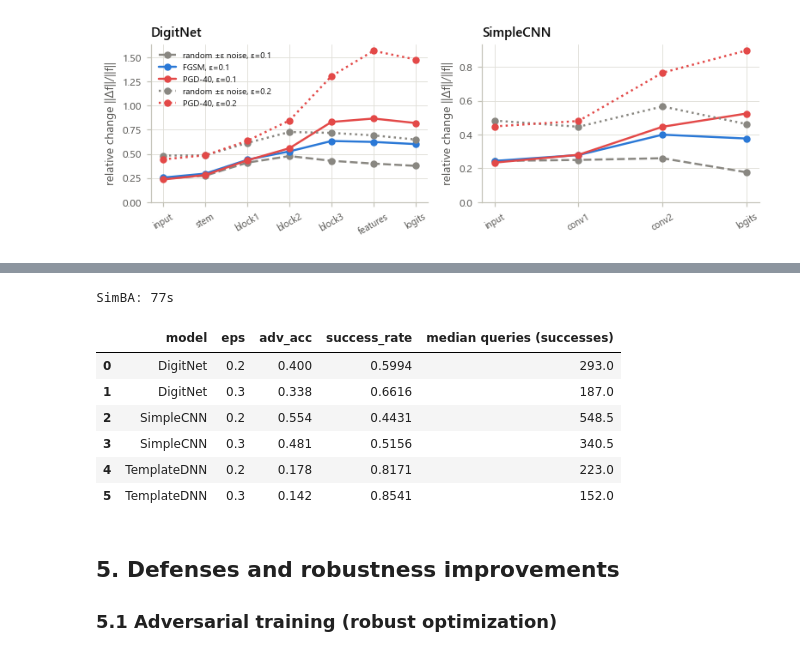
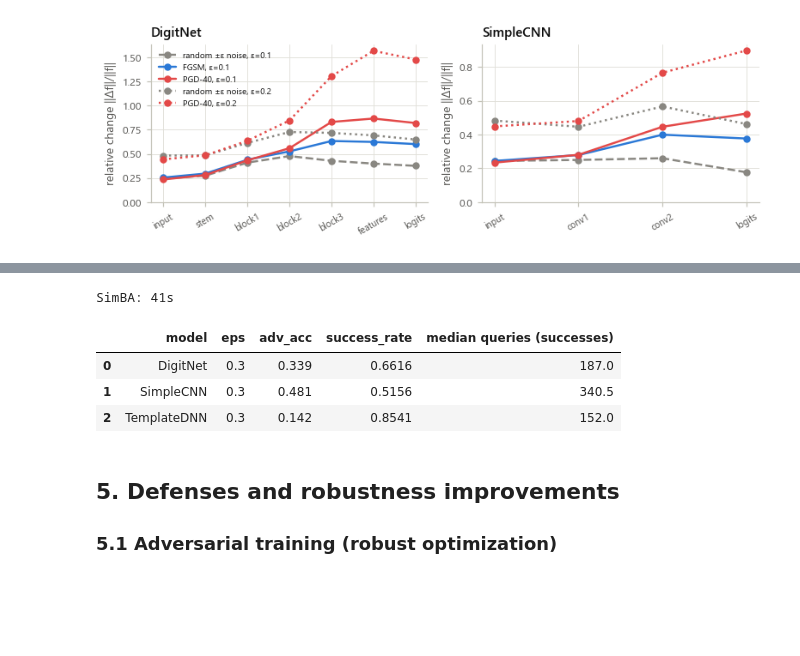
Before and after one commit to EBARV/CYSE635-MNIST-Adversarial, a Jupyter notebook: Module03-Adversarial-Examples.ipynb, the cells around one changed output, grey strips where cells are left out. Saved outputs shown, nothing was run; the diff lists cells and outputs as text; code cells hidden in the pictures; blank space fills up the shorter version.

```diff
--- a/Module03-Adversarial-Examples.ipynb
+++ b/Module03-Adversarial-Examples.ipynb
@@ -955,18 +901,6 @@ steps_df = pd.DataFrame(rows)
 save_table(steps_df, "pgd_steps")
 SUMMARY["pgd_steps"] = steps_df.to_dict(orient="records")
 display(steps_df.pivot_table(index=["steps", "restarts"], columns="eps", values="acc"))
-
-rows = []
-for mult in [0.25, 0.5, 1.0, 2.5, 5.0, 10.0]:     # alpha = mult * eps / steps
-    seed_everything(0)
-    eps, steps = 0.1, 20
-    rows.append({"alpha / (eps/steps)": mult, "alpha": mult * eps / steps,
-                 "acc": accuracy(digitnet, run_attack(digitnet, pgd, xs2, ys2, eps=eps, steps=steps,
-                                                      alpha=mult * eps / steps), ys2)})
-alpha_df = pd.DataFrame(rows)
-save_table(alpha_df, "pgd_alpha")
-SUMMARY["pgd_alpha"] = alpha_df.to_dict(orient="records")
-display(alpha_df)
 # %% [output]
 |  | eps | 0.1 | 0.2 |
 | steps | restarts |  |  |
@@ -1145,21 +1004 @@ plt.show()
 [figure]
-# %%
-# Figure: targeted attack grid. Row = one test digit, column = target class, eps = 0.2 (PGD-100).
-fig, axes = plt.subplots(10, 10, figsize=(5.4, 5.6))
-for s in range(10):
-    i = int(np.flatnonzero((y_test_np == s) & (clean_pred == s))[1])
-    xi = x_test[i:i + 1].repeat(10, 1, 1, 1)
-    tg = torch.arange(10, device=DEVICE)
-    seed_everything(0)
-    xa_t = pgd(digitnet, xi, tg, 0.2, steps=100, targeted=True)
-    xa_t[s] = xi[s]
-    k, c = pred_title(digitnet, xa_t)
-    for t in range(10):
-        show_img(axes[s, t], xa_t[t, 0], title=f"{k[t]} ({100 * c[t]:.0f}%)",
-                 color=INK2 if t == s else (GOOD if k[t] == t else BAD))
-    axes[s, 0].set_ylabel(str(s), rotation=0, ha="right", va="center", fontsize=8, color=INK2)
-for t in range(10):
-    axes[-1, t].set_xlabel(f"target {t}", fontsize=7, color=INK2)
-fig.subplots_adjust(wspace=0.05, hspace=0.38)
-save_fig(fig, "fig_targeted_grid")
-plt.show()
@@ -1291,7 +1128,7 @@ xb_, yb_ = x_test[:N_BB], y_test[:N_BB]
 SOURCES = {"DigitNet": digitnet, "DigitNet (seed 1)": digitnet_s1, "SimpleCNN": simplecnn, "TemplateDNN": template_dnn}
 TARGETS = {"DigitNet": digitnet, "DigitNet (seed 1)": digitnet_s1, "SimpleCNN": simplecnn, "TemplateDNN": template_dnn}
 transfer = {}
-for aname, fn, kw in [("PGD-40", pgd, {"steps": 40}), ("MI-FGSM", mifgsm, {"steps": 10}), ("FGSM", fgsm, {})]:
+for aname, fn, kw in [("PGD-40", pgd, {"steps": 40}), ("MI-FGSM", mifgsm, {"steps": 10})]:
     mat = pd.DataFrame(index=list(SOURCES), columns=list(TARGETS), dtype=float)
     for sname, sm in SOURCES.items():
         seed_everything(0)
@@ -1325,33 +1156,30 @@ FGSM
 # %%
-# SimBA (score-based black box) against the standard models, eps = 0.2 and 0.3, 1,000 test images
+# SimBA (score-based black box) against the standard models, eps = 0.3, 1,000 test images
 N_SB = 1000
 simba_res = {}
 rows = []
 t0 = time.time()
 for mname, m in STD_MODELS.items():
-    for eps in [0.2, 0.3]:
+    for eps in [0.3]:
         seed_everything(0)
         xa_sb, q = simba(m, x_test[:N_SB], y_test[:N_SB], eps)
         q = q.cpu().numpy()
         ok = predict_logits(m, x_test[:N_SB]).argmax(1).cpu().numpy() == y_test_np[:N_SB]
         simba_res[(mname, eps)] = q[ok]
         rows.append({"model": mname, "eps": eps, "adv_acc": accuracy(m, xa_sb, y_test[:N_SB]),
                      "success_rate": np.isfinite(q[ok]).mean(),
                      "median queries (successes)": np.median(q[ok][np.isfinite(q[ok])]) if np.isfinite(q[ok]).any() else np.nan})
 simba_df = pd.DataFrame(rows)
 save_table(simba_df, "simba")
 SUMMARY["simba"] = simba_df.to_dict(orient="records")
 print(f"SimBA: {time.time() - t0:.0f}s")
 display(simba_df)
 # %% [output]
-SimBA: 77s
+SimBA: 41s
 |  | model | eps | adv_acc | success_rate | median queries (successes) |
-| 0 | DigitNet | 0.2 | 0.400 | 0.5994 | 293.0 |
-| 1 | DigitNet | 0.3 | 0.338 | 0.6616 | 187.0 |
-| 2 | SimpleCNN | 0.2 | 0.554 | 0.4431 | 548.5 |
-| 3 | SimpleCNN | 0.3 | 0.481 | 0.5156 | 340.5 |
-| 4 | TemplateDNN | 0.2 | 0.178 | 0.8171 | 223.0 |
-| 5 | TemplateDNN | 0.3 | 0.142 | 0.8541 | 152.0 |
+| 0 | DigitNet | 0.3 | 0.339 | 0.6616 | 187.0 |
+| 1 | SimpleCNN | 0.3 | 0.481 | 0.5156 | 340.5 |
+| 2 | TemplateDNN | 0.3 | 0.142 | 0.8541 | 152.0 |
 # %% [markdown]
 ## 5. Defenses and robustness improvements
 ### 5.1 Adversarial training (robust optimization)
```
Also changed, not shown: parts of 29 cells of this notebook, 1 other file.
